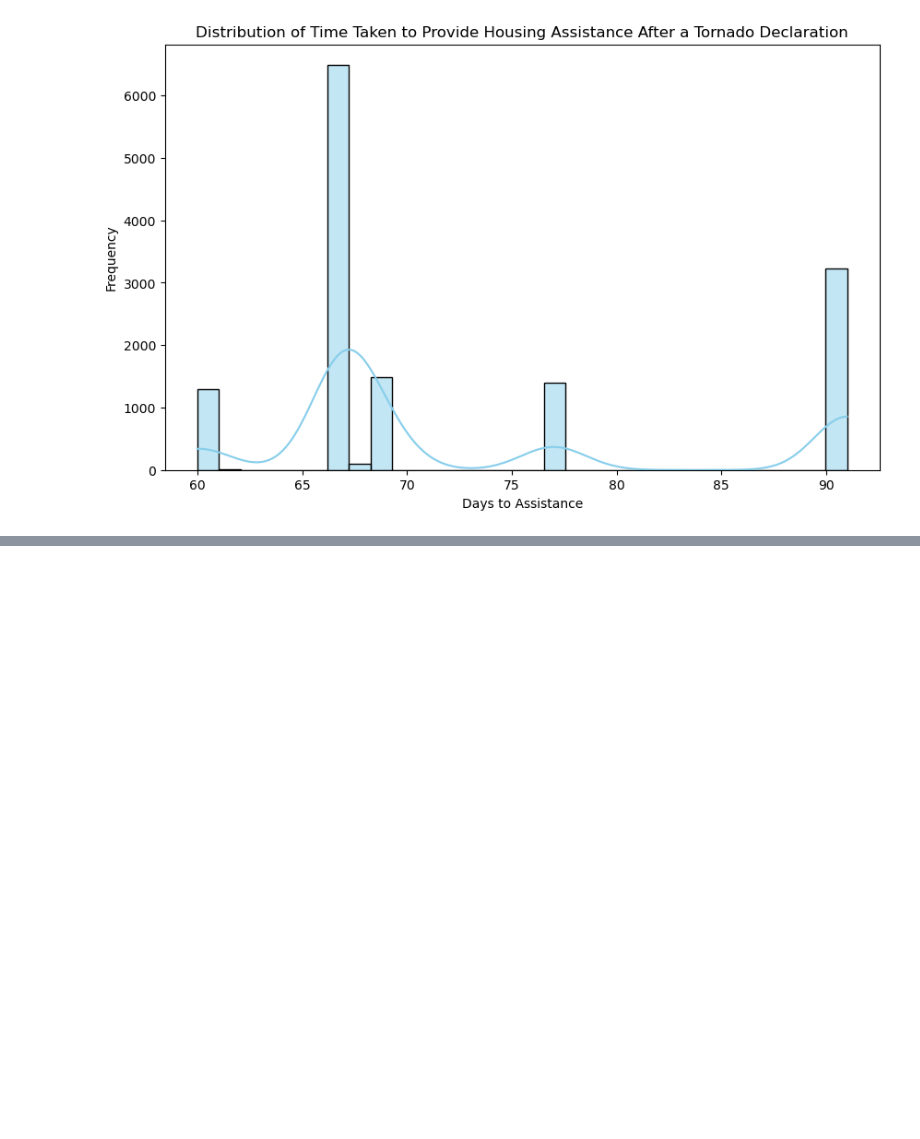
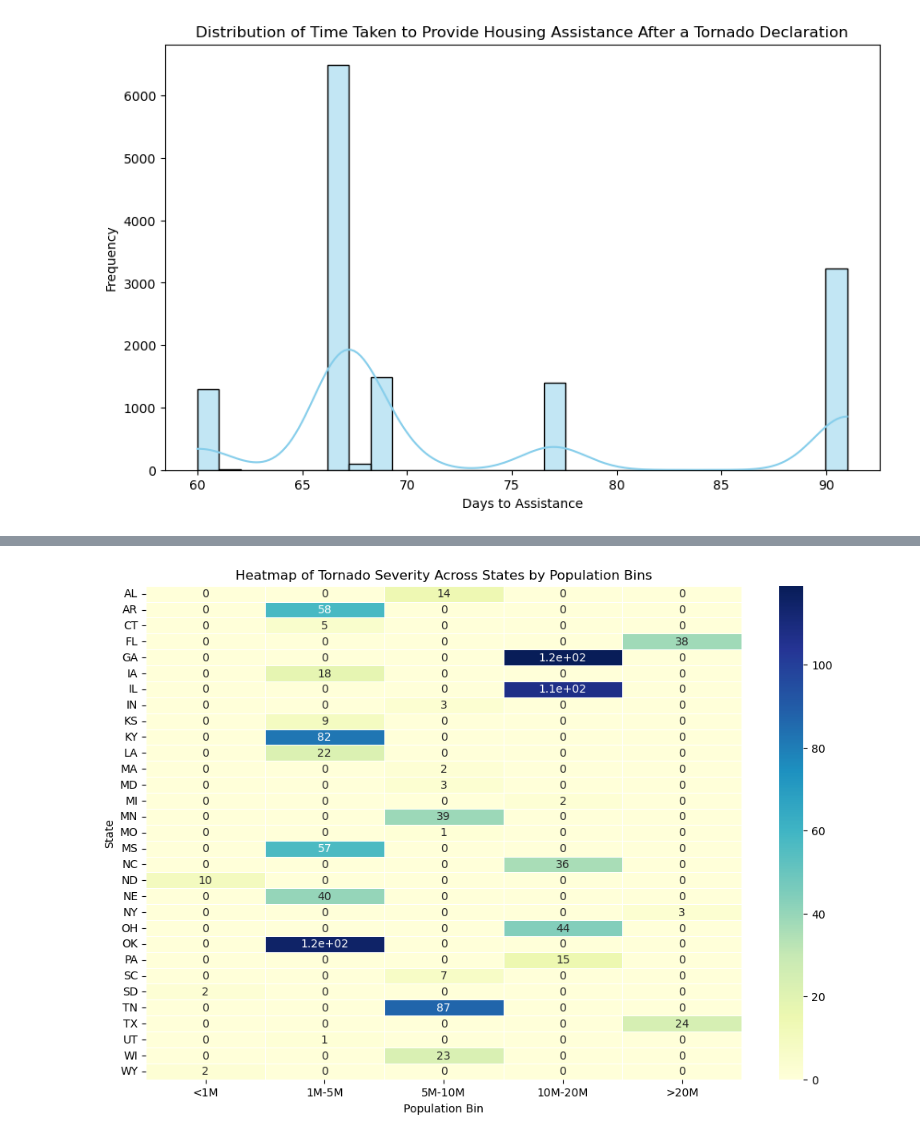
Before and after one commit to DavidnBui/DataStormers, a Jupyter notebook: visualization2.ipynb, the cells around one changed output, grey strips where cells are left out. Saved outputs shown, nothing was run; the diff lists cells and outputs as text; code cells hidden in the pictures; blank space fills up the shorter version.

```diff
--- a/visualization2.ipynb
+++ b/visualization2.ipynb
@@ -406,0 +497,44 @@ plt.show()
+# %%
+# Create a dictionary to map full state names to abbreviations
+state_abbrev_map = {
+    'ALABAMA': 'AL', 'ALASKA': 'AK', 'ARIZONA': 'AZ', 'ARKANSAS': 'AR',
+    'CALIFORNIA': 'CA', 'COLORADO': 'CO', 'CONNECTICUT': 'CT', 'DELAWARE': 'DE',
+    'FLORIDA': 'FL', 'GEORGIA': 'GA', 'HAWAII': 'HI', 'IDAHO': 'ID',
+    'ILLINOIS': 'IL', 'INDIANA': 'IN', 'IOWA': 'IA', 'KANSAS': 'KS',
+    'KENTUCKY': 'KY', 'LOUISIANA': 'LA', 'MAINE': 'ME', 'MARYLAND': 'MD',
+    'MASSACHUSETTS': 'MA', 'MICHIGAN': 'MI', 'MINNESOTA': 'MN', 'MISSISSIPPI': 'MS',
+    'MISSOURI': 'MO', 'MONTANA': 'MT', 'NEBRASKA': 'NE', 'NEVADA': 'NV',
+    'NEW HAMPSHIRE': 'NH', 'NEW JERSEY': 'NJ', 'NEW MEXICO': 'NM', 'NEW YORK': 'NY',
+    'NORTH CAROLINA': 'NC', 'NORTH DAKOTA': 'ND', 'OHIO': 'OH', 'OKLAHOMA': 'OK',
+    'OREGON': 'OR', 'PENNSYLVANIA': 'PA', 'RHODE ISLAND': 'RI', 'SOUTH CAROLINA': 'SC',
+    'SOUTH DAKOTA': 'SD', 'TENNESSEE': 'TN', 'TEXAS': 'TX', 'UTAH': 'UT',
+    'VERMONT': 'VT', 'VIRGINIA': 'VA', 'WASHINGTON': 'WA', 'WEST VIRGINIA': 'WV',
+    'WISCONSIN': 'WI', 'WYOMING': 'WY'
+}
+
+# Map the state names in the population data to abbreviations
+population_data_df['state_abbrev'] = population_data_df['NAME'].map(state_abbrev_map)
+
+# Now try to merge using the new state_abbrev column
+merged_data = pd.merge(population_data_df, tornado_severity_by_state, left_on='state_abbrev', right_on='state', how='inner')
+# %%
+import pandas as pd
+import seaborn as sns
+import matplotlib.pyplot as plt
+
+# Bin the population into categories
+bins = [0, 1000000, 5000000, 10000000, 20000000, 40000000]
+labels = ['<1M', '1M-5M', '5M-10M', '10M-20M', '>20M']
+merged_data['population_bin'] = pd.cut(merged_data['population'], bins=bins, labels=labels)
+
+# Create a pivot table for the heatmap
+heatmap_data = merged_data.pivot_table(index='state_abbrev', columns='population_bin', values='tornado_severity_count', aggfunc='sum', fill_value=0)
+
+# Plotting the heatmap
+plt.figure(figsize=(12, 8))
+sns.heatmap(heatmap_data, cmap="YlGnBu", annot=True, linewidths=.5)
+plt.title('Heatmap of Tornado Severity Across States by Population Bins')
+plt.xlabel('Population Bin')
+plt.ylabel('State')
+plt.show()
+# %% [output]
@@ -406,0 +542 @@ plt.show()
+[figure, added]
```
Also changed, not shown: parts of 9 cells of this notebook.
